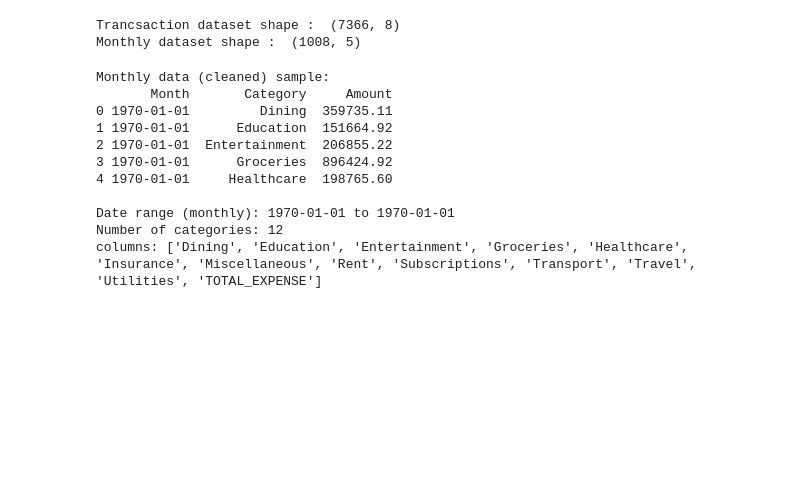
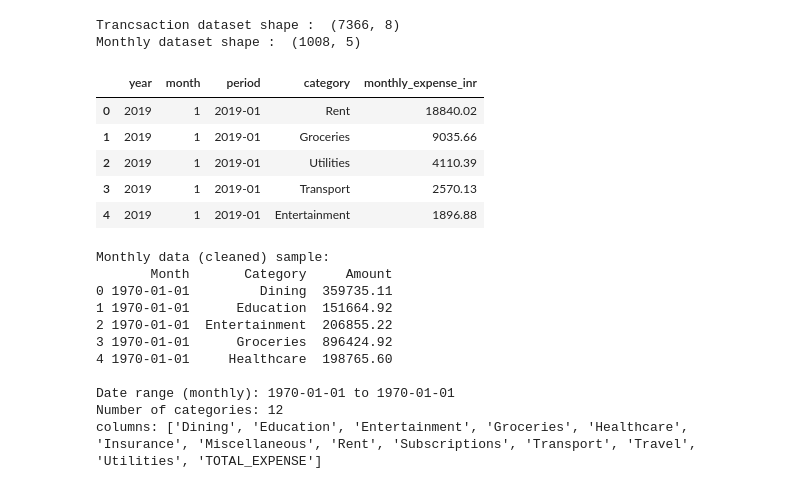
Before and after one commit to Sreekar529/Personal-Expense-and-financial-planning, a Jupyter notebook: pefp2.ipynb, the cells around one changed output. Saved outputs shown, nothing was run; the diff lists cells and outputs as text; code cells hidden in the pictures; blank space fills up the shorter version.

```diff
--- a/pefp2.ipynb
+++ b/pefp2.ipynb
@@ -82,21 +84,30 @@ def create_lstm_sequences(arr_1d, window):
 # %%
 #-------------------------------------------------------------------------------------------------------------------------
 #LOAD DATASETS
 #-------------------------------------------------------------------------------------------------------------------------
 
 txn =pd.read_csv(path + TXN_CSV)
 monthly = pd.read_csv(path + MONTHLY_CSV)
 
 
 txn.columns = [c.strip() for c in txn.columns]
 monthly.columns = [c.strip() for c in monthly.columns]
 
 
 print("Trancsaction dataset shape : ", txn.shape)
 print("Monthly dataset shape : ", monthly.shape)
+
+txn.head()
+monthly.head()
 # %% [output]
 Trancsaction dataset shape :  (7366, 8)
 Monthly dataset shape :  (1008, 5)
+|  | year | month | period | category | monthly_expense_inr |
+| 0 | 2019 | 1 | 2019-01 | Rent | 18840.02 |
+| 1 | 2019 | 1 | 2019-01 | Groceries | 9035.66 |
+| 2 | 2019 | 1 | 2019-01 | Utilities | 4110.39 |
+| 3 | 2019 | 1 | 2019-01 | Transport | 2570.13 |
+| 4 | 2019 | 1 | 2019-01 | Entertainment | 1896.88 |
 # %%
 #-------------------------------------------------------------------------------------------------------------------------
 # STANDARDIZE MONTHLY DATA (Date/Month, Category, Amount)
```
Also changed, not shown: parts of 9 cells of this notebook, 1 other file.
